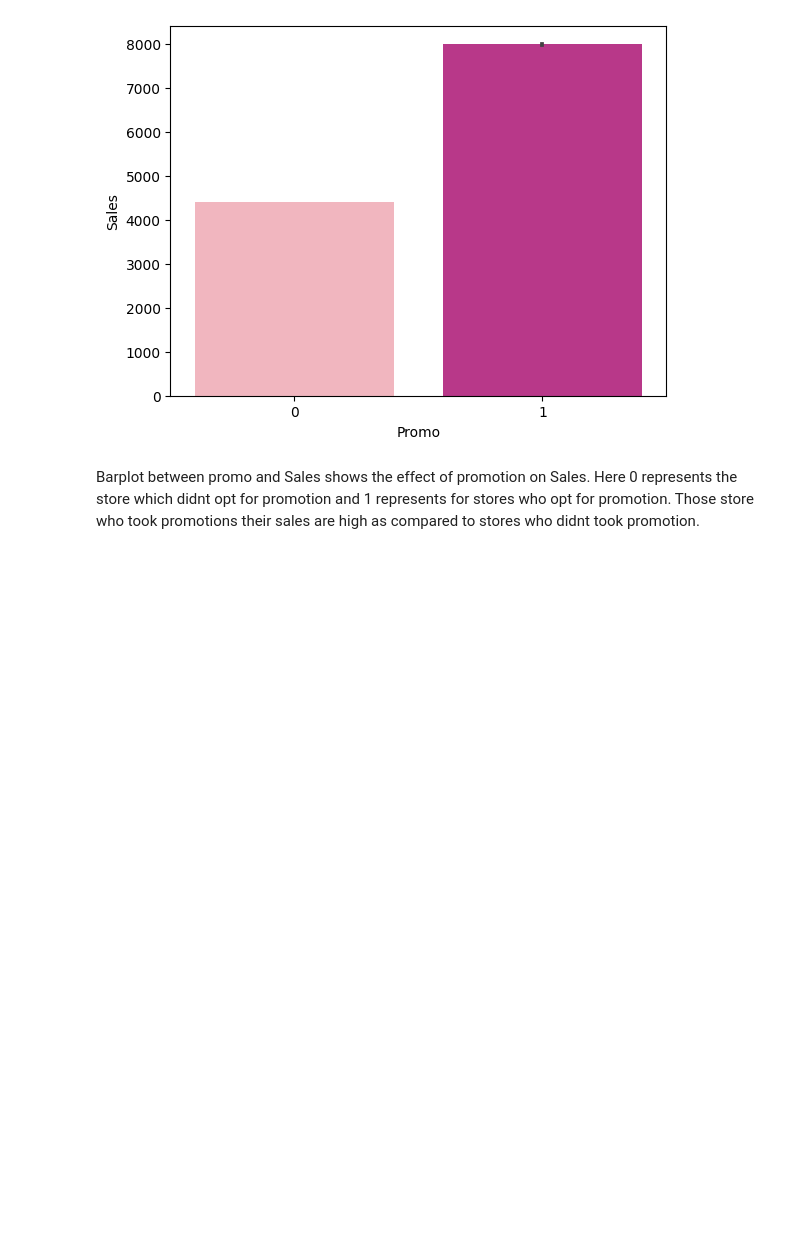
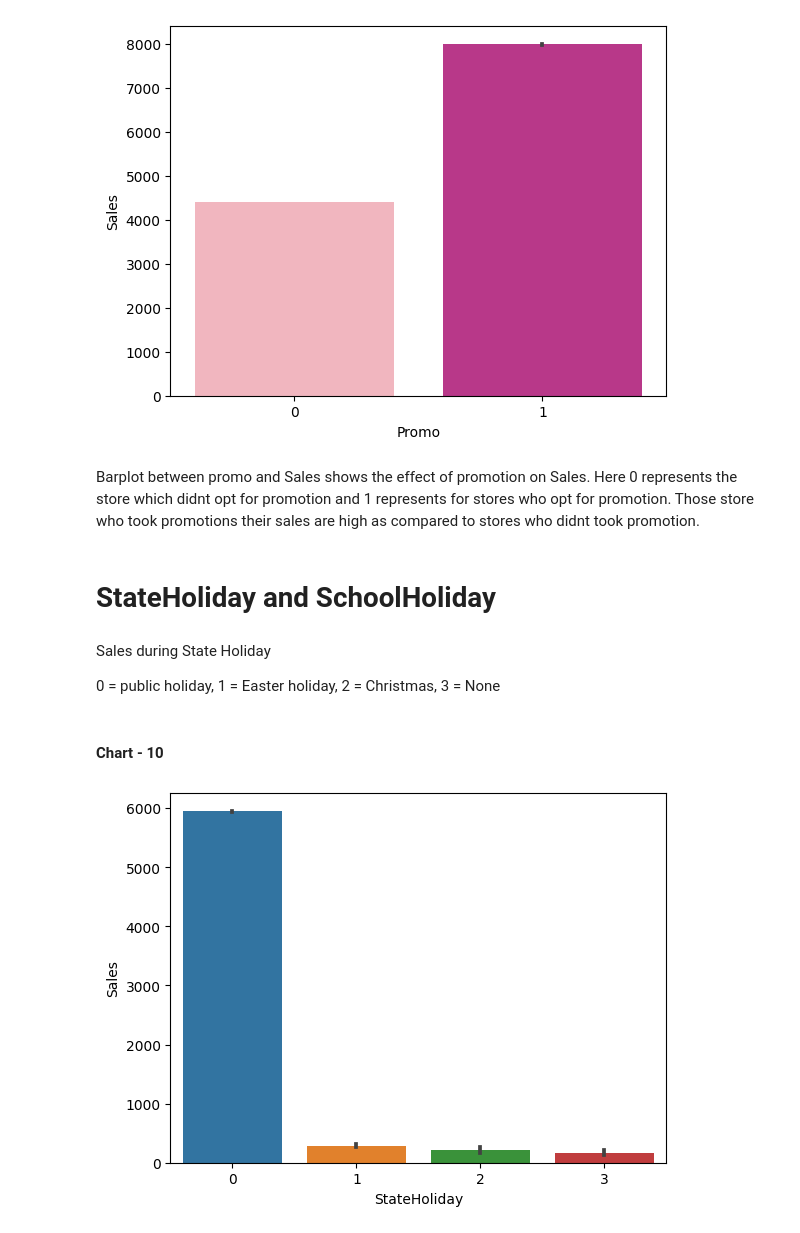
Before and after one commit to yamini1998m/-ML-Regression-ProjectTemplate.ipynb, a Jupyter notebook: ML_Regression_ProjectTemplate.ipynb, the cells around one changed output. Cells and saved outputs as stored; diff of their text form; code cells hidden in the pictures; blank space fills up the shorter version.

```diff
--- a/ML_Regression_ProjectTemplate.ipynb
+++ b/ML_Regression_ProjectTemplate.ipynb
@@ -540,3 +540,16 @@ promo_sales = sns.barplot(x="Promo", y="Sales", data=ds_final, palette='RdPu')
 [figure]
 # %% [markdown]
 Barplot between promo and Sales shows the effect of promotion on Sales. Here 0 represents the store which didnt opt for promotion and 1 represents for stores who opt for promotion. Those store who took promotions their sales are high as compared to stores who didnt took promotion.
+# %% [markdown]
+# **StateHoliday and SchoolHoliday**
+# %% [markdown]
+Sales during State Holiday
+
+0 = public holiday, 1 = Easter holiday, 2 = Christmas, 3 = None
+# %% [markdown]
+#### Chart - 10
+# %%
+# Chart - 10 visualization code
+stateholiday_sales = sns.barplot(x="StateHoliday", y="Sales", data=ds_final)
+# %% [output]
+[figure, added]
```
Also changed, not shown: parts of 81 cells of this notebook.
